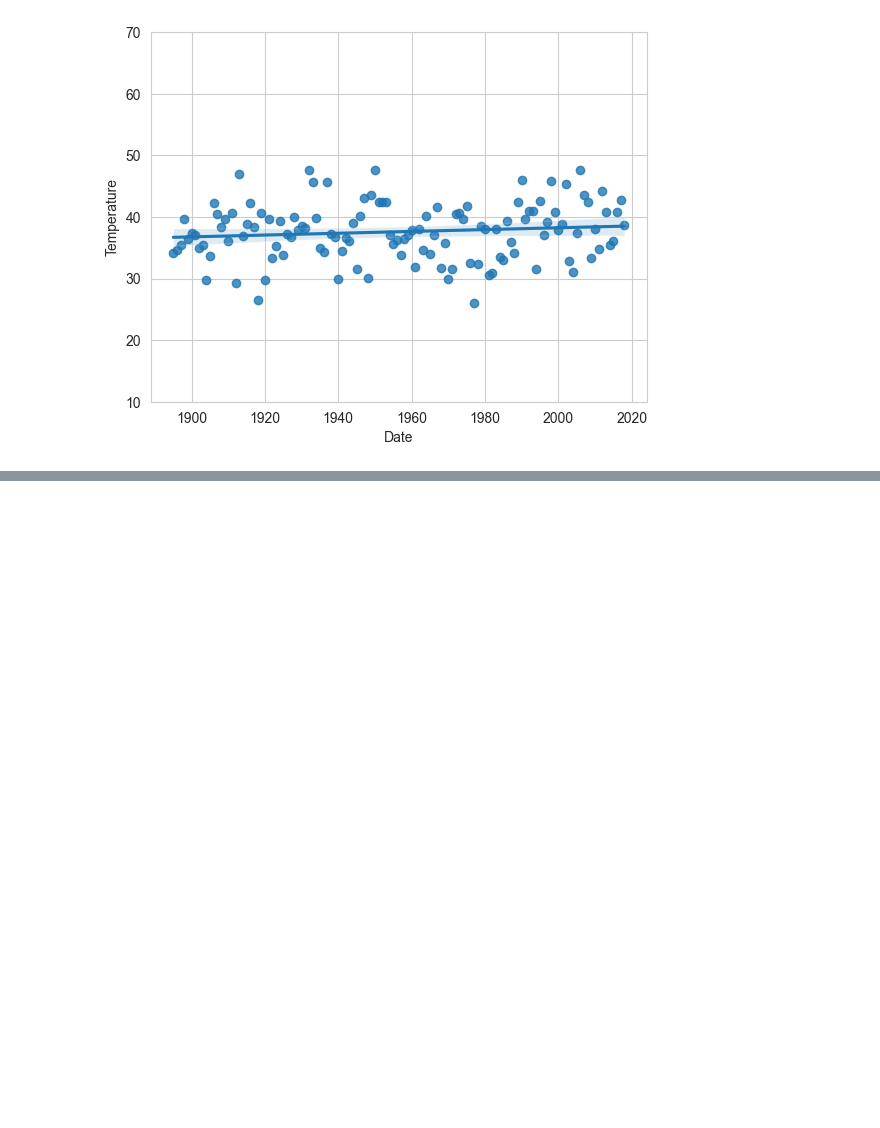
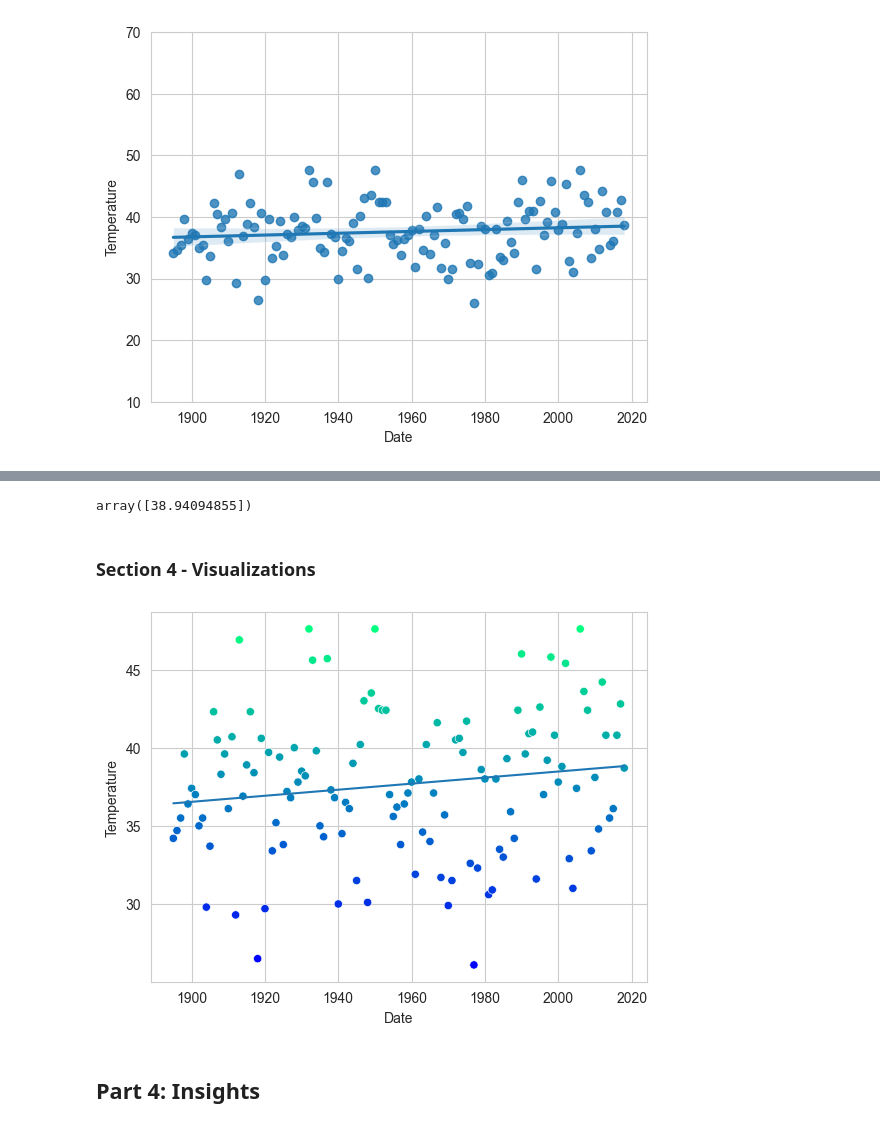
Before and after one commit to albertokabore/datafun-07-ml, a Jupyter notebook: Albertkabore_ml.ipynb, the cells around one changed output, grey strips where cells are left out. Saved outputs shown, nothing was run; the diff lists cells and outputs as text; code cells hidden in the pictures; blank space fills up the shorter version.

```diff
--- a/Albertkabore_ml.ipynb
+++ b/Albertkabore_ml.ipynb
@@ -153,0 +164,3 @@ operable program or batch file.
+# %%
+linear_regression = LinearRegression()
+linear_regression.fit(X=X_train, y=y_train)
@@ -153,0 +174,2 @@ operable program or batch file.
+# %%
+m = linear_regression.coef_
@@ -153,0 +182,2 @@ operable program or batch file.
+# %%
+b = linear_regression.intercept_
@@ -153,0 +207,17 @@ operable program or batch file.
+# %%
+#The expected temperature according to the model in the year 2024.
+predict = (lambda x: m * x + b)
+predict(2024)
+# %% [output]
+array([38.94094855])
+# %% [markdown]
+### Section 4 - Visualizations
+# %%
+axes = sns.scatterplot(data=nyc, x ='Date', y='Temperature', hue='Temperature', palette = 'winter', legend =False)
+x = np.array([min(nyc.Date.values), max(nyc.Date.values)])
+y = predict(x)
+line = plt.plot(x, y)
+# %% [output]
+[figure, added]
+# %% [markdown]
+## Part 4: Insights
```
Also changed, not shown: parts of 19 cells of this notebook.
